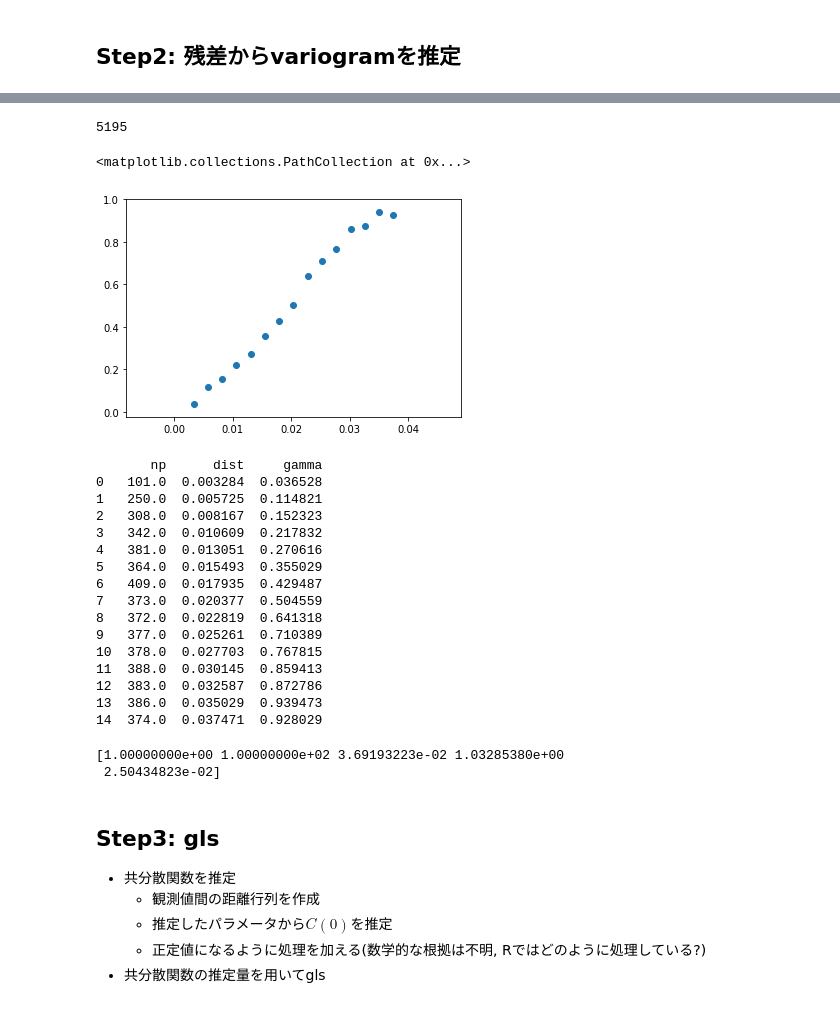
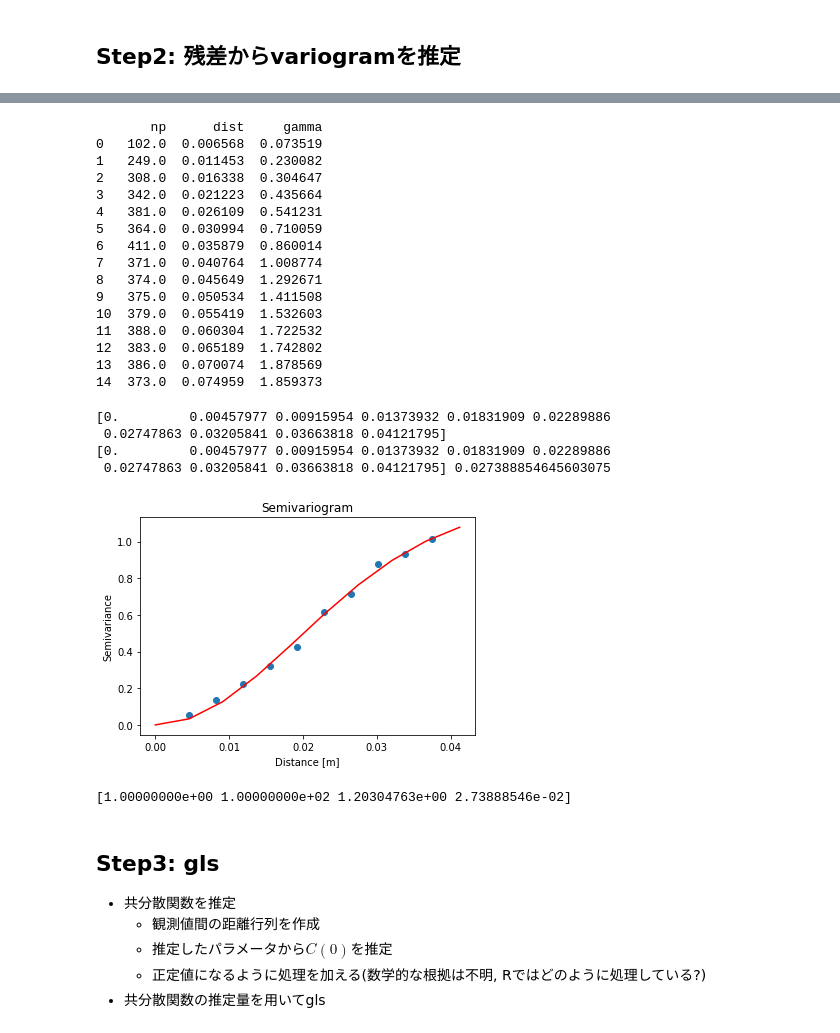
Before and after one commit to ryuya-ko/LDAT_LS_2019, a Jupyter notebook: code/python/refactor_kriging_est.ipynb, the cells around one changed output, grey strips where cells are left out. Saved outputs shown, nothing was run; the diff lists cells and outputs as text; code cells hidden in the pictures.

```diff
--- a/code/python/refactor_kriging_est.ipynb
+++ b/code/python/refactor_kriging_est.ipynb
@@ -65,10 +46,0 @@ pd.DataFrame(vario).T
-# %%
-len(vario[0])
-# %% [output]
-5195
-# %%
-e_vario, lag = variogram.emp_variogram(vario, 15)
-plt.scatter(e_vario[0], e_vario[1])
-# %% [output]
-<matplotlib.collections.PathCollection at 0x...>
-[figure, removed]
@@ -75,31 +54,38 @@ plt.scatter(e_vario[0], e_vario[1])
 # %%
-a = pd.DataFrame(np.vstack([lag, e_vario[0], e_vario[1]])).T
+'''
+a = pd.DataFrame(np.vstack([counts, bins, e_vario])).T
 a.columns = ['np', 'dist', 'gamma']
 print(a)
+'''
 # %% [output]
        np      dist     gamma
-0   101.0  0.003284  0.036528
-1   250.0  0.005725  0.114821
-2   308.0  0.008167  0.152323
-3   342.0  0.010609  0.217832
-4   381.0  0.013051  0.270616
-5   364.0  0.015493  0.355029
-6   409.0  0.017935  0.429487
-7   373.0  0.020377  0.504559
-8   372.0  0.022819  0.641318
-9   377.0  0.025261  0.710389
-10  378.0  0.027703  0.767815
-11  388.0  0.030145  0.859413
-12  383.0  0.032587  0.872786
-13  386.0  0.035029  0.939473
-14  374.0  0.037471  0.928029
+0   102.0  0.006568  0.073519
+1   249.0  0.011453  0.230082
+2   308.0  0.016338  0.304647
+3   342.0  0.021223  0.435664
+4   381.0  0.026109  0.541231
+5   364.0  0.030994  0.710059
+6   411.0  0.035879  0.860014
+7   371.0  0.040764  1.008774
+8   374.0  0.045649  1.292671
+9   375.0  0.050534  1.411508
+10  379.0  0.055419  1.532603
+11  388.0  0.060304  1.722532
+12  383.0  0.065189  1.742802
+13  386.0  0.070074  1.878569
+14  373.0  0.074959  1.859373
 # %%
-param, lag, fig = variogram.auto_vario(vario, 15, plot=False)
+param, lag, fig = variogram.auto_vario(vario, 10, 1, plot=True)
+# %% [output]
+[0.         0.00457977 0.00915954 0.01373932 0.01831909 0.02289886
+ 0.02747863 0.03205841 0.03663818 0.04121795]
+[0.         0.00457977 0.00915954 0.01373932 0.01831909 0.02289886
+ 0.02747863 0.03205841 0.03663818 0.04121795] 0.027388854645603075
+[figure, added]
 # %%
 print(param)
 # %% [output]
-[1.00000000e+00 1.00000000e+02 3.69193223e-02 1.03285380e+00
- 2.50434823e-02]
+[1.00000000e+00 1.00000000e+02 1.20304763e+00 2.73888546e-02]
 # %% [markdown]
 ## Step3: gls
 - 共分散関数を推定
```
Also changed, not shown: parts of 16 cells of this notebook, 2 other files.
